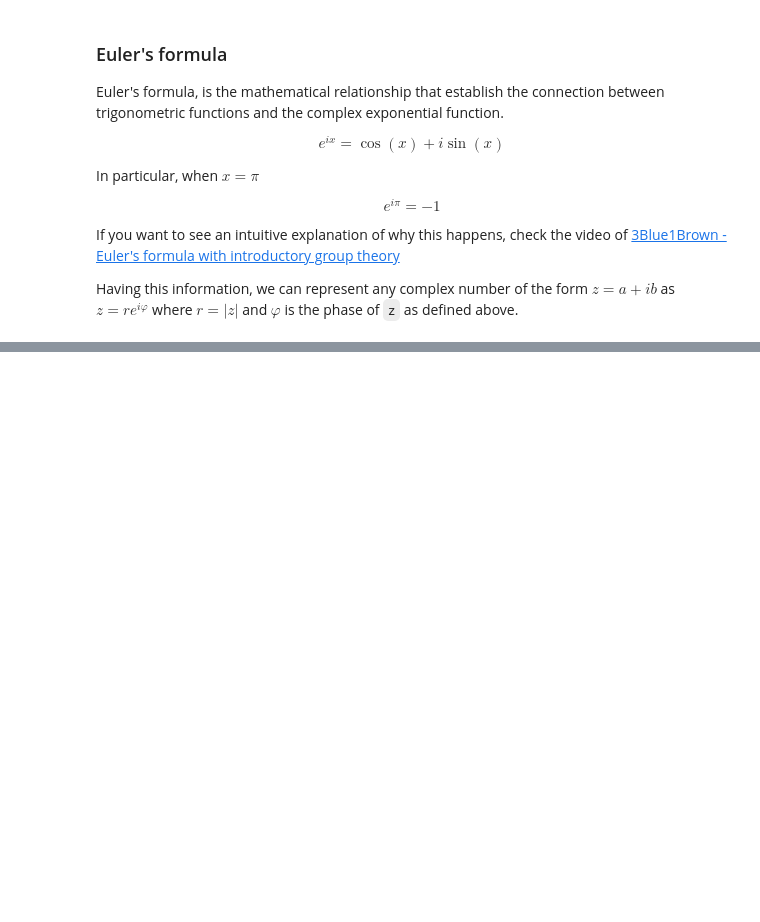
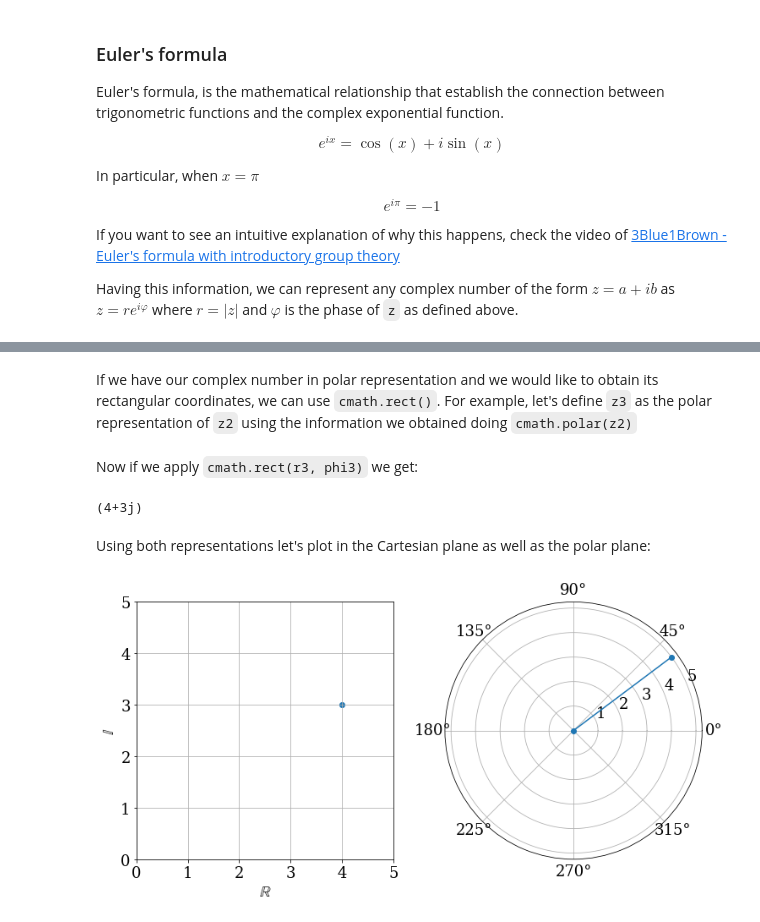
Before and after one commit to engineersCode/EngComp5_surfourier, a Jupyter notebook: notebooks_en/0_The_Simplicity_of_the_Complex.ipynb, the cells around one changed output, grey strips where cells are left out. Saved outputs shown, nothing was run; the diff lists cells and outputs as text; code cells hidden in the pictures; blank space fills up the shorter version.

Commit message:
add plots in cart and polar

```diff
--- a/notebooks_en/0_The_Simplicity_of_the_Complex.ipynb
+++ b/notebooks_en/0_The_Simplicity_of_the_Complex.ipynb
@@ -149,0 +158,2 @@ Now we have a better notion how complex numbers are represented in the space, we
+# %%
+z2 = 4 + 3j
@@ -149,0 +190,33 @@ Now we have a better notion how complex numbers are represented in the space, we
+# %% [markdown]
+If we have our complex number in polar representation and we would like to obtain its rectangular coordinates, we can use `cmath.rect()`. For example, let's define `z3` as the polar representation of `z2` using the information we obtained doing `cmath.polar(z2)`
+# %%
+r3, phi3 = cmath.polar(z2)
+
+z3 = r3 * numpy.exp(1j*phi3)
+# %% [markdown]
+Now if we apply `cmath.rect(r3, phi3)` we get:
+# %%
+cmath.rect(r3, phi3)
+# %% [output]
+(4+3j)
+# %% [markdown]
+Using both representations let's plot in the Cartesian plane as well as the polar plane:
+# %%
+fig = pyplot.figure(figsize=(12,6))
+
+ax1 = pyplot.subplot(121)
+
+ax1.scatter(z3.real, z3.imag)
+ax1.grid(True)
+ax1.set_xlim(0,5)
+ax1.set_ylim(0,5)
+ax1.set_xlabel('$\mathbb{R}$')
+ax1.set_ylabel('$\mathbb{I}$')
+ax1.set_aspect('equal', 'box')
+
+ax2 = pyplot.subplot(122, projection='polar')
+ax2.plot([0,phi3],[0,r3],marker='o');
+#If you were plotting only a polar plot the syntax is:
+#pyplot.polar([0,phi3],[0,r3],marker='o');
+# %% [output]
+[figure, added]
```
Also changed, not shown: parts of 12 cells of this notebook.
